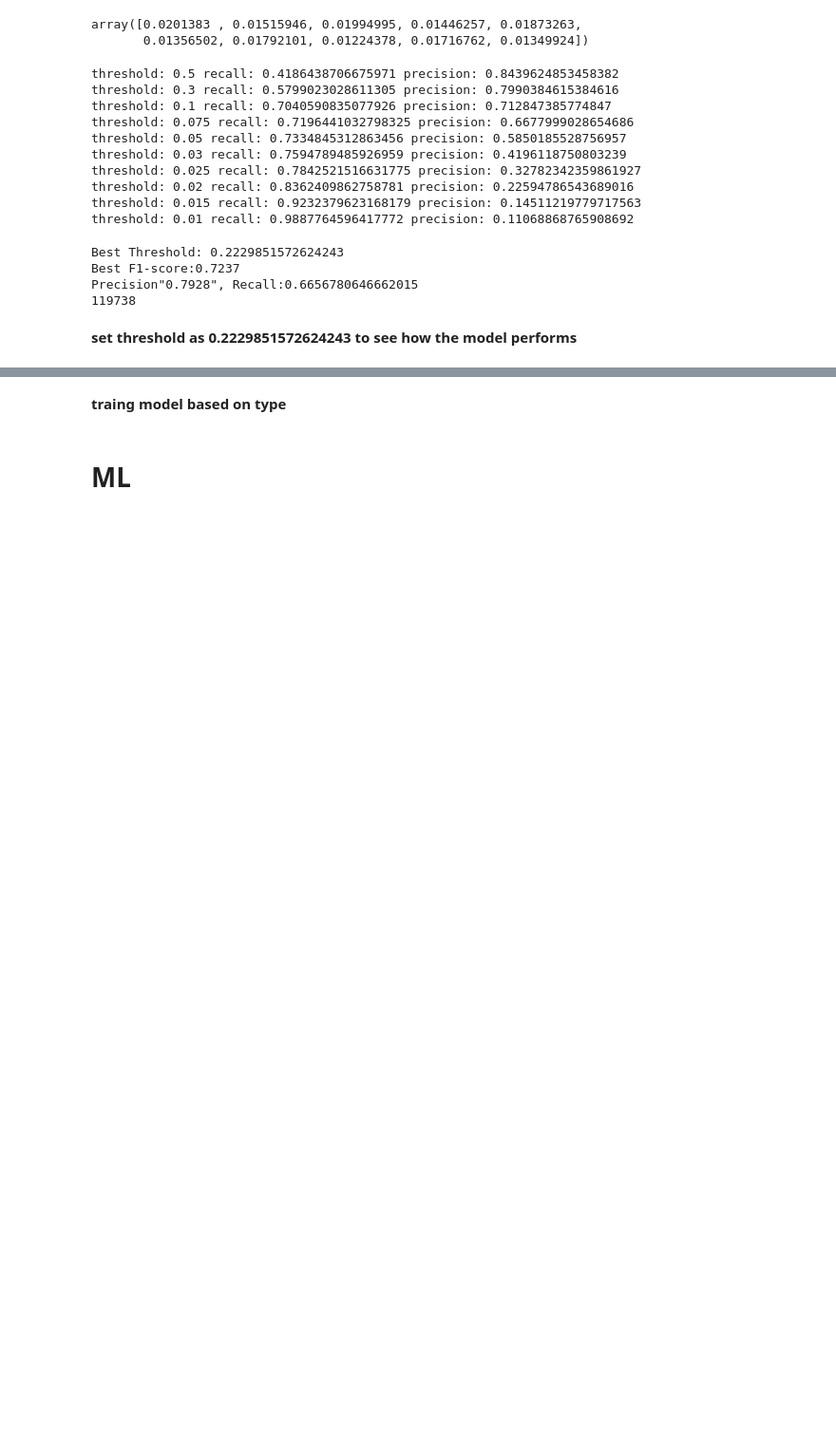
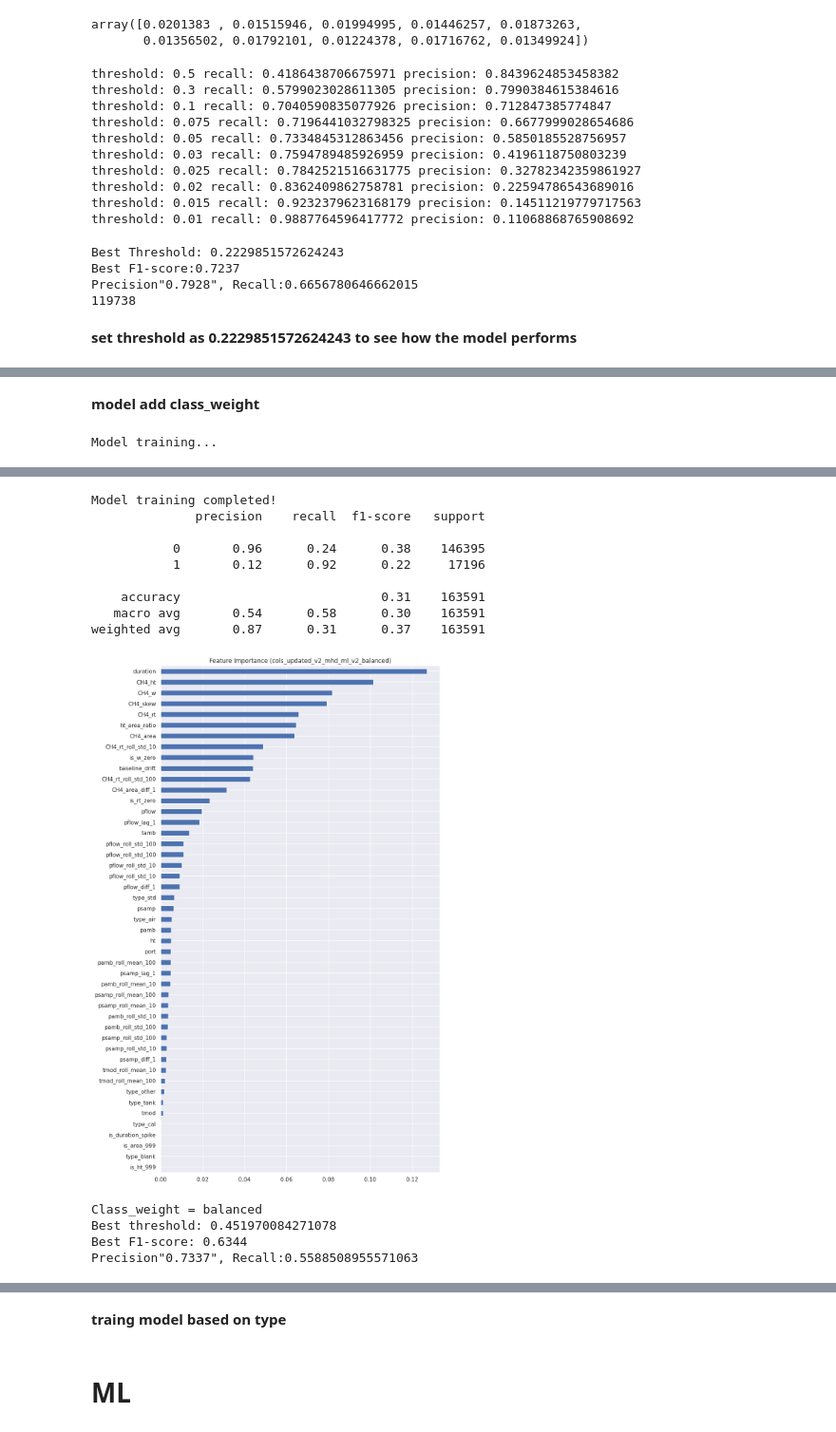
Before and after one commit to mcodcatyu/research_project, a Jupyter notebook: notebooks/mhd_ml_v2.ipynb, the cells around one changed output, grey strips where cells are left out. Shown at 95% size. Saved outputs shown, nothing was run; the diff lists cells and outputs as text; code cells hidden in the pictures; blank space fills up the shorter version.

Commit message:
class_weight

```diff
--- a/notebooks/mhd_ml_v2.ipynb
+++ b/notebooks/mhd_ml_v2.ipynb
@@ -446,6 +448,19 @@ Precision"0.7928", Recall:0.6656780646662015
 119738
 # %% [markdown]
 **set threshold as 0.2229851572624243 to see how the model performs**
+# %%
+def best_threshold(X_test):
+    y_proba = model.predict_proba(X_test)[:, 1]
+    precisions, recalls, thresholds = precision_recall_curve(y_test, y_proba)
+
+    f1_scores = 2 * (precisions *recalls) / (precisions + recalls)
+
+    best_idx = np.argmax(f1_scores)
+    best_threshold = thresholds[best_idx]
+    print(f"Class_weight = balanced")
+    print(f"Best threshold: {best_threshold}")
+    print(f"Best F1-score: {f1_scores[best_idx]:.4f}")
+    print(f'Precision"{precisions[best_idx]:.4f}", Recall:{recalls[best_idx]}')
 # %%
 import mlflow
 from sklearn.model_selection import train_test_split
@@ -483,3 +498,32 @@ Model training completed!
    macro avg       0.88      0.82      0.85    163591
 weighted avg       0.94      0.95      0.94    163591
 [figure]
+# %% [markdown]
+**model add class_weight**
+# %%
+import mlflow
+from sklearn.model_selection import train_test_split
+from model import random_forest_model
+for f, i in feature_experiments.items():
+    X = data_updated_v1[i]
+    y = data_updated_v1['label1']
+    feature_cols = X.columns.tolist()
+    split_idx = int(len(data_updated_v1)*0.8)
+
+    X_train, X_test = X.iloc[:split_idx], X.iloc[split_idx:]
+    y_train, y_test = y.iloc[:split_idx], y.iloc[split_idx:]
+
+    #median_vals = X_train.median()
+
+
+    mlflow.set_experiment(f"{f}_mhd_ml_v2_updated_classweight_new")
+    print("Model training...")
+    model = random_forest_model(
+        X_train, y_train, X_test, y_test,
+        feature_names=feature_cols,
+        experiment_run_name=f"{f}_mhd_ml_v2_balanced", n_estimators=200, max_depth=12, n_jobs=-1,
+        threshold =0.2229851572624243, class_weight='balanced'
+    )
+    best_threshold(X_test)
+# %% [output]
+Model training...
@@ -485,0 +532,14 @@ weighted avg       0.94      0.95      0.94    163591
+Model training completed!
+              precision    recall  f1-score   support
+
+           0       0.96      0.24      0.38    146395
+           1       0.12      0.92      0.22     17196
+
+    accuracy                           0.31    163591
+   macro avg       0.54      0.58      0.30    163591
+weighted avg       0.87      0.31      0.37    163591
+[figure, added]
+Class_weight = balanced
+Best threshold: 0.451970084271078
+Best F1-score: 0.6344
+Precision"0.7337", Recall:0.5588508955571063
```
Also changed, not shown: parts of 11 cells of this notebook, 3 other files.
